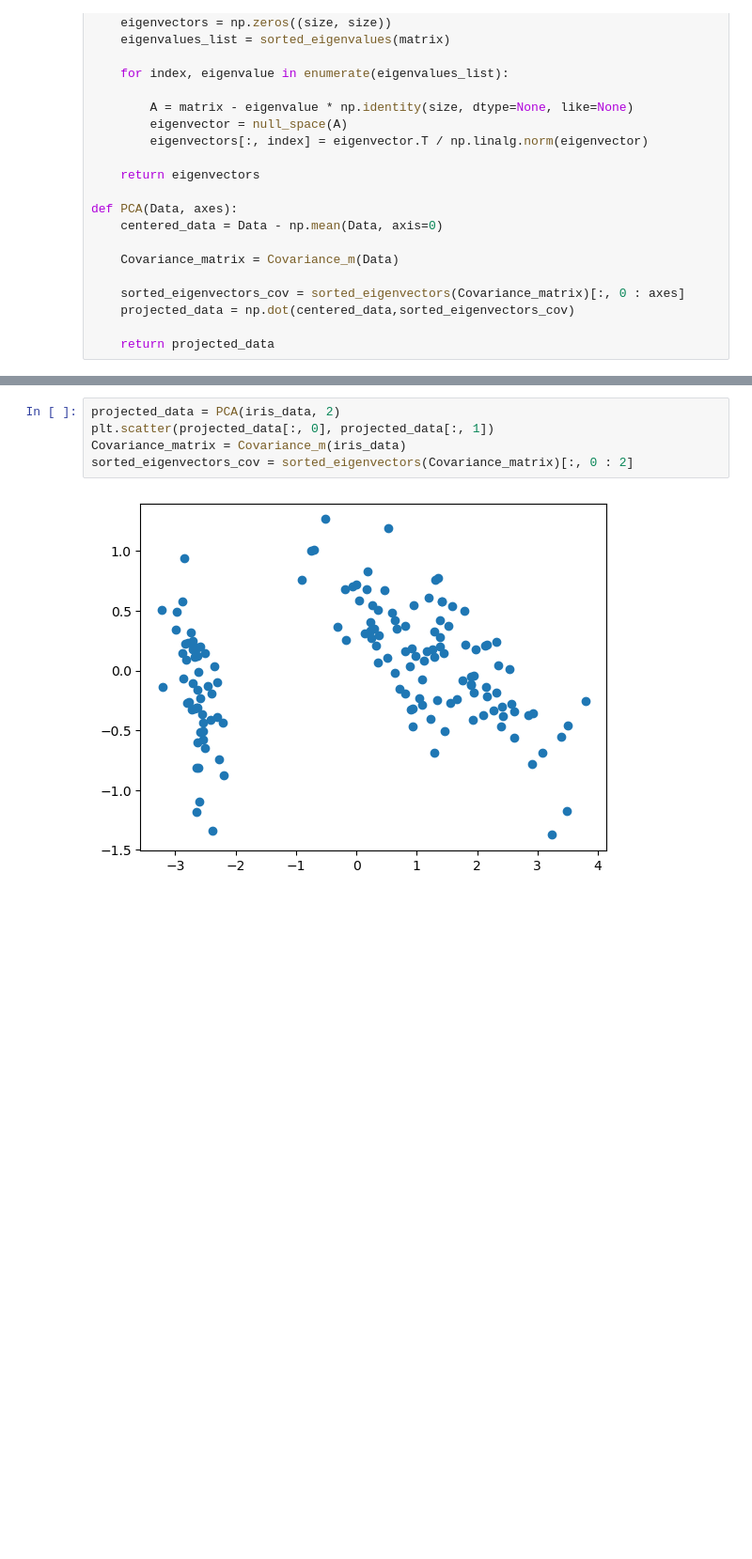
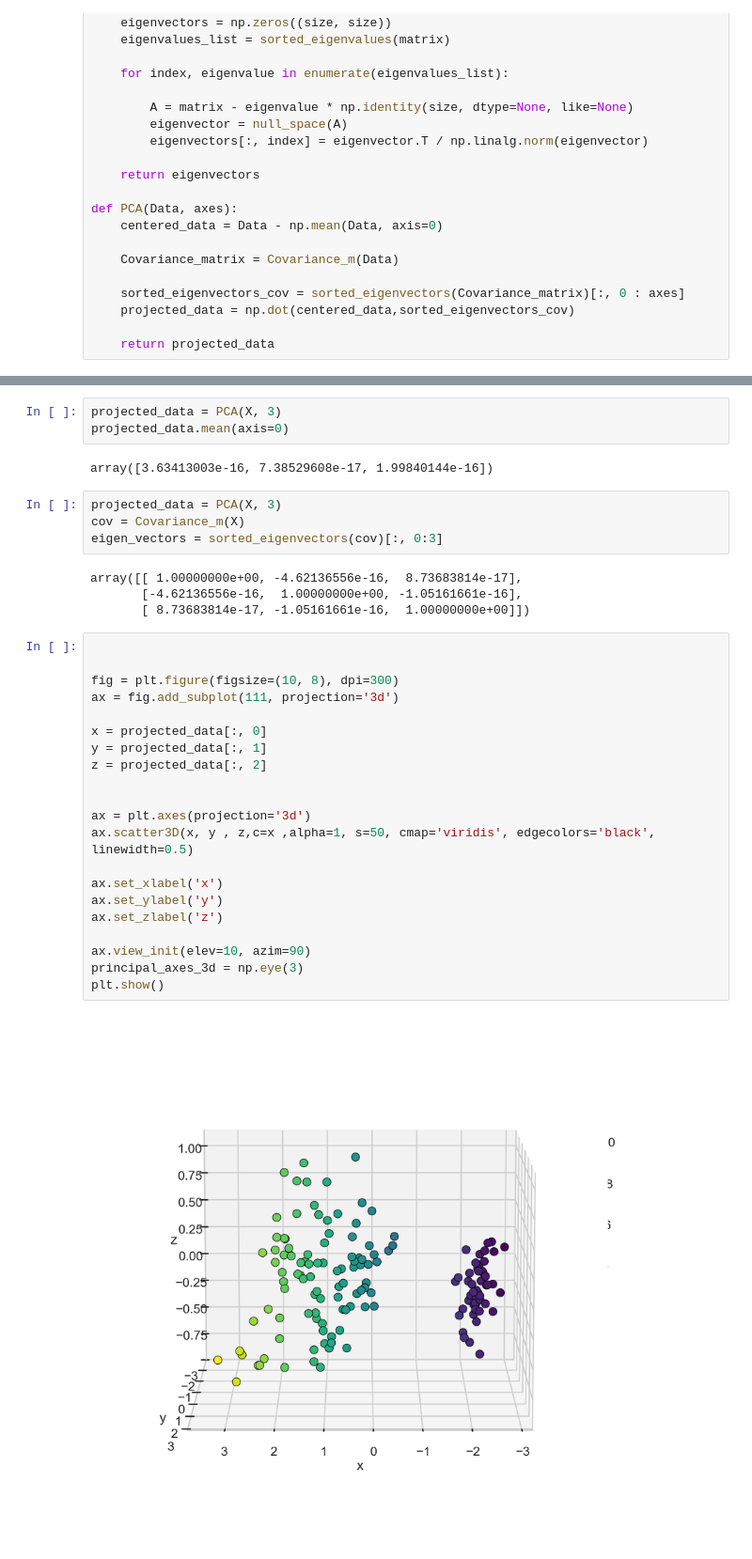
Before and after one commit to xyro-coder/Variational_Autoencoders, a Jupyter notebook: vae-building-blocks/pca.ipynb, the cells around one changed output, grey strips where cells are left out. Shown: that part at 94% size. Cells and saved outputs as stored; diff of their text form; blank space fills up the shorter version.

```diff
--- a/vae-building-blocks/pca.ipynb
+++ b/vae-building-blocks/pca.ipynb
@@ -103,7 +109,36 @@ plt.scatter(iris_data[:, 0], iris_data[:, 1])
-# %%
-projected_data = PCA(iris_data, 2)
-plt.scatter(projected_data[:, 0], projected_data[:, 1])
-Covariance_matrix = Covariance_m(iris_data)
-sorted_eigenvectors_cov = sorted_eigenvectors(Covariance_matrix)[:, 0 : 2]
-# %% [output]
-[figure, removed]
+# %%
+projected_data = PCA(X, 3)
+projected_data.mean(axis=0)
+# %% [output]
+array([3.63413003e-16, 7.38529608e-17, 1.99840144e-16])
+# %%
+projected_data = PCA(X, 3)
+cov = Covariance_m(X)
+eigen_vectors = sorted_eigenvectors(cov)[:, 0:3]
+# %% [output]
+array([[ 1.00000000e+00, -4.62136556e-16,  8.73683814e-17],
+       [-4.62136556e-16,  1.00000000e+00, -1.05161661e-16],
+       [ 8.73683814e-17, -1.05161661e-16,  1.00000000e+00]])
+# %%
+
+
+fig = plt.figure(figsize=(10, 8), dpi=300)
+ax = fig.add_subplot(111, projection='3d')
+
+x = projected_data[:, 0]
+y = projected_data[:, 1]
+z = projected_data[:, 2]
+
+
+ax = plt.axes(projection='3d')
+ax.scatter3D(x, y , z,c=x ,alpha=1, s=50, cmap='viridis', edgecolors='black', linewidth=0.5)
+
+ax.set_xlabel('x')
+ax.set_ylabel('y')
+ax.set_zlabel('z')
+
+ax.view_init(elev=10, azim=90)
+principal_axes_3d = np.eye(3)
+plt.show()
+# %% [output]
+[figure, added]
```
Also changed, not shown: parts of 4 cells of this notebook.
